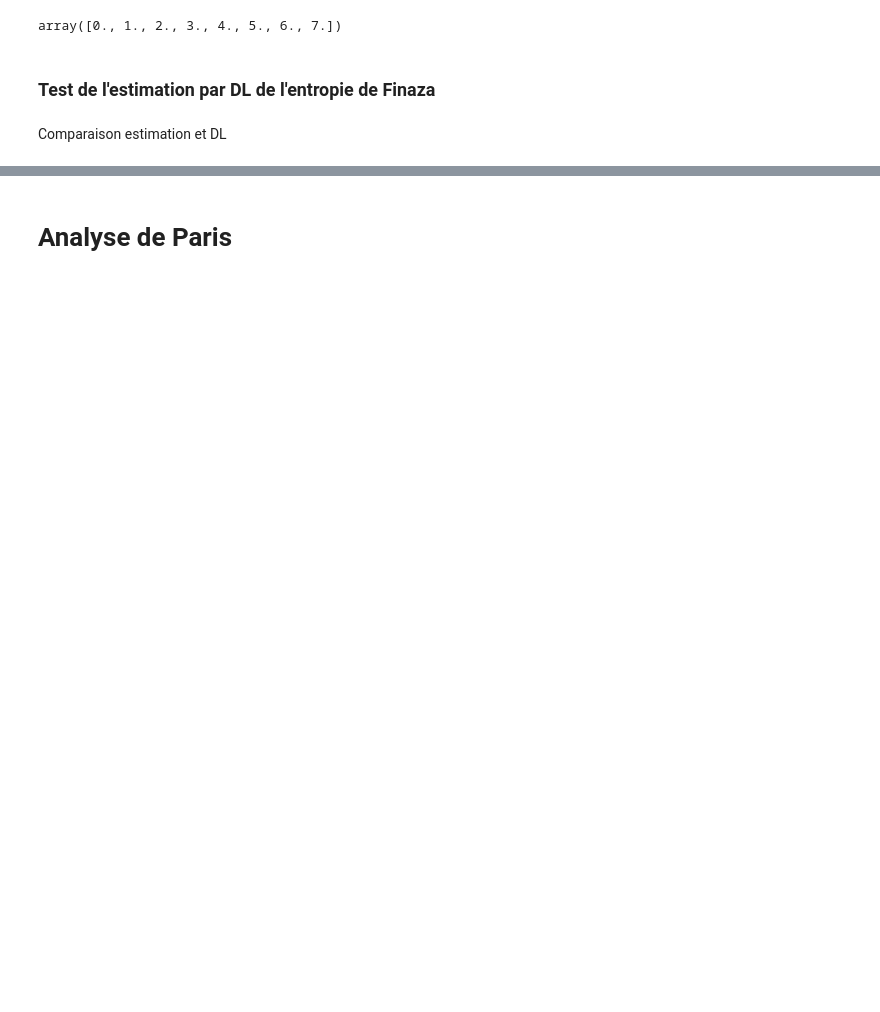
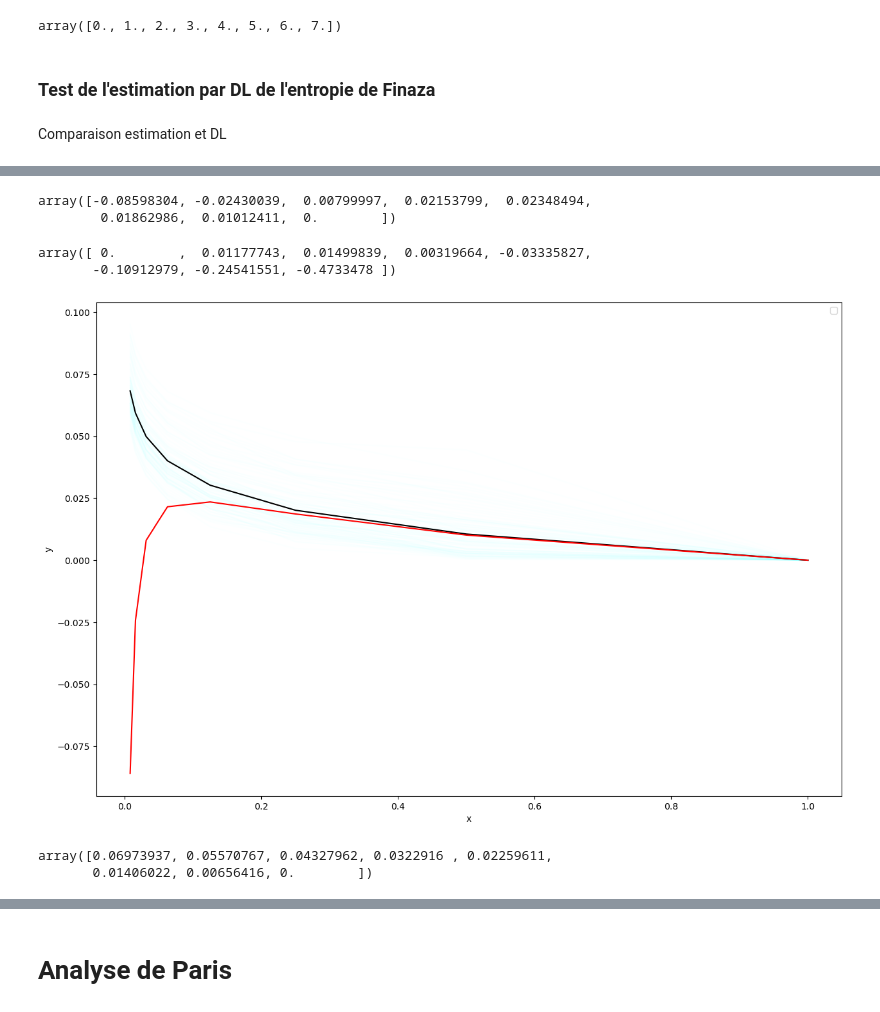
Before and after one commit to fsemecurbe/MMTMSS, a Jupyter notebook: MMTMSS_article.ipynb, the cells around one changed output, grey strips where cells are left out. Cells and saved outputs as stored; diff of their text form; code cells hidden in the pictures; blank space fills up the shorter version.

```diff
--- a/MMTMSS_article.ipynb
+++ b/MMTMSS_article.ipynb
@@ -107,0 +159,61 @@ Comparaison estimation et DL
+# %%
+d = (sigma1**2 + sigma2**2 - 2 * rho*sigma1*sigma2)
+theil_ouf = 1/(2*np.log(2))  * (
+                                       1/8*     (
+                                              np.exp(np.log2(sizes) * 3 * d)
+                                              -np.exp(np.log2(sizes) * d)
+                                            )
+                                           -
+                                        1/16 *   (
+                                               np.exp(np.log2(sizes) * 6 * d)
+                                               -2*np.exp(np.log2(sizes) * 3 * d )
+                                               +1
+                                            )
+                                #         +19/192  *
+                                #            (
+                                #               np.exp(np.log2(sizes) * 10 * d)
+                                #             - np.exp(np.log2(sizes) * 6 * d)
+                                #            + 2* np.exp(np.log2(sizes) * 3 * d)
+                                #            + 2* np.exp(np.log2(sizes) * d)
+                                #                -4
+                                #            )
+
+                                        )
+theil_ouf = theil_ouf[range(7,-1, -1, )]
+theil_ouf
+# %% [output]
+array([-0.08598304, -0.02430039,  0.00799997,  0.02153799,  0.02348494,
+        0.01862986,  0.01012411,  0.        ])
+# %%
+1/8*(np.exp(np.log2(sizes) * 3 * d)-np.exp(np.log2(sizes) * d) -np.exp(np.log2(sizes) * 6 * d) +2*np.exp(np.log2(sizes) * 3 * d)  -1)
+# %% [output]
+array([ 0.        ,  0.01177743,  0.01499839,  0.00319664, -0.03335827,
+       -0.10912979, -0.24541551, -0.4733478 ])
+# %%
+fig, ax = plt.subplots(1, 1, figsize=(15, 10))
+ax
+ax.plot(sizes/128,  theils.T, color='aqua', alpha=0.01)
+ax.plot(sizes/128,  theil_expected, color='black', alpha=1)
+ax.plot(sizes/128,  theil_ouf, color='red', alpha=1)
+
+#ax.set_ylim(0, .020)
+plt.xlabel("x")
+plt.ylabel("y")
+plt.legend()
+plt.show()
+# %% [output]
+[figure, added]
+# %%
+d = (sigma1**2 + sigma2**2 - 2 * rho*sigma1*sigma2)
+theil_ouf = 1/(2*np.log(2))  * (
+                                        1/8*    (
+                                              np.exp(np.log2(sizes) * 3 * d)
+                                              -np.exp(np.log2(sizes) * d)
+                                            )
+
+                                        )
+theil_ouf = theil_ouf[range(7,-1, -1, )]
+theil_ouf
+# %% [output]
+array([0.06973937, 0.05570767, 0.04327962, 0.0322916 , 0.02259611,
+       0.01406022, 0.00656416, 0.        ])
```
Also changed, not shown: parts of 29 cells of this notebook.
